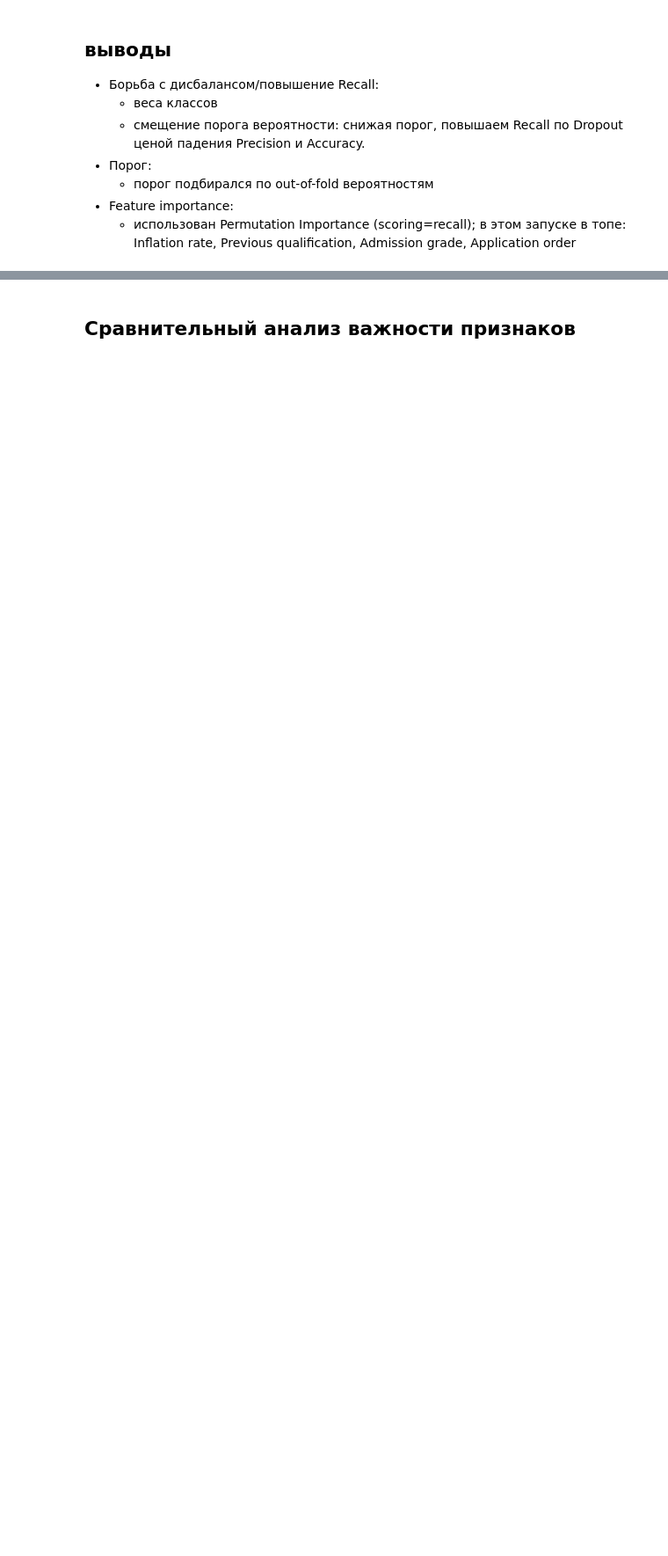
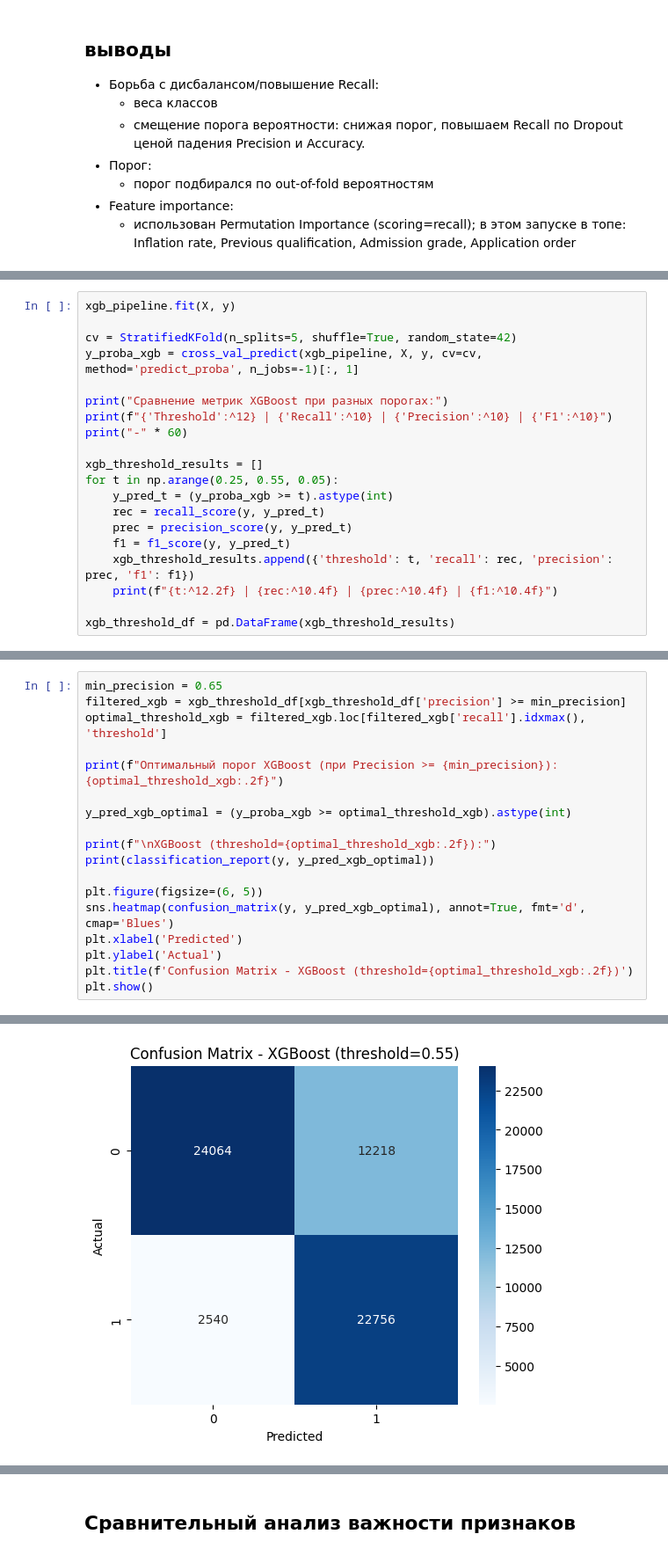
Before and after one commit to Tsur1k/ML-case4, a Jupyter notebook: notebooks/main.ipynb, the cells around one changed output, grey strips where cells are left out. Shown at 88% size. Drawn from its saved outputs; the diff is of its cells as text; blank space fills up the shorter version.

```diff
--- a/notebooks/main.ipynb
+++ b/notebooks/main.ipynb
@@ -1323,0 +1363,20 @@ weighted avg       0.83      0.79      0.79     61578
+# %%
+xgb_pipeline.fit(X, y)
+
+cv = StratifiedKFold(n_splits=5, shuffle=True, random_state=42)
+y_proba_xgb = cross_val_predict(xgb_pipeline, X, y, cv=cv, method='predict_proba', n_jobs=-1)[:, 1]
+
+print("Сравнение метрик XGBoost при разных порогах:")
+print(f"{'Threshold':^12} | {'Recall':^10} | {'Precision':^10} | {'F1':^10}")
+print("-" * 60)
+
+xgb_threshold_results = []
+for t in np.arange(0.25, 0.55, 0.05):
+    y_pred_t = (y_proba_xgb >= t).astype(int)
+    rec = recall_score(y, y_pred_t)
+    prec = precision_score(y, y_pred_t)
+    f1 = f1_score(y, y_pred_t)
+    xgb_threshold_results.append({'threshold': t, 'recall': rec, 'precision': prec, 'f1': f1})
+    print(f"{t:^12.2f} | {rec:^10.4f} | {prec:^10.4f} | {f1:^10.4f}")
+
+xgb_threshold_df = pd.DataFrame(xgb_threshold_results)
@@ -1323,0 +1394,19 @@ weighted avg       0.83      0.79      0.79     61578
+# %%
+min_precision = 0.65
+filtered_xgb = xgb_threshold_df[xgb_threshold_df['precision'] >= min_precision]
+optimal_threshold_xgb = filtered_xgb.loc[filtered_xgb['recall'].idxmax(), 'threshold']
+
+print(f"Оптимальный порог XGBoost (при Precision >= {min_precision}): {optimal_threshold_xgb:.2f}")
+
+y_pred_xgb_optimal = (y_proba_xgb >= optimal_threshold_xgb).astype(int)
+
+print(f"\nXGBoost (threshold={optimal_threshold_xgb:.2f}):")
+print(classification_report(y, y_pred_xgb_optimal))
+
+plt.figure(figsize=(6, 5))
+sns.heatmap(confusion_matrix(y, y_pred_xgb_optimal), annot=True, fmt='d', cmap='Blues')
+plt.xlabel('Predicted')
+plt.ylabel('Actual')
+plt.title(f'Confusion Matrix - XGBoost (threshold={optimal_threshold_xgb:.2f})')
+plt.show()
+# %% [output]
@@ -1323,0 +1424 @@ weighted avg       0.83      0.79      0.79     61578
+[figure, added]
```
Also changed, not shown: parts of 34 cells of this notebook, 1 other file.
